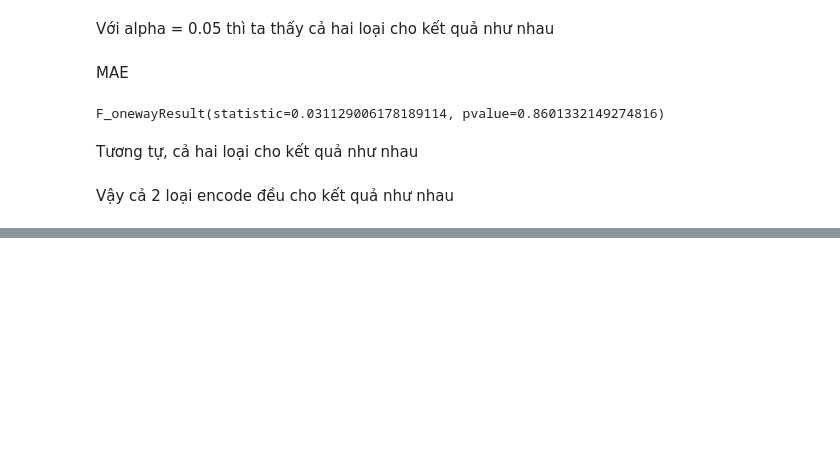
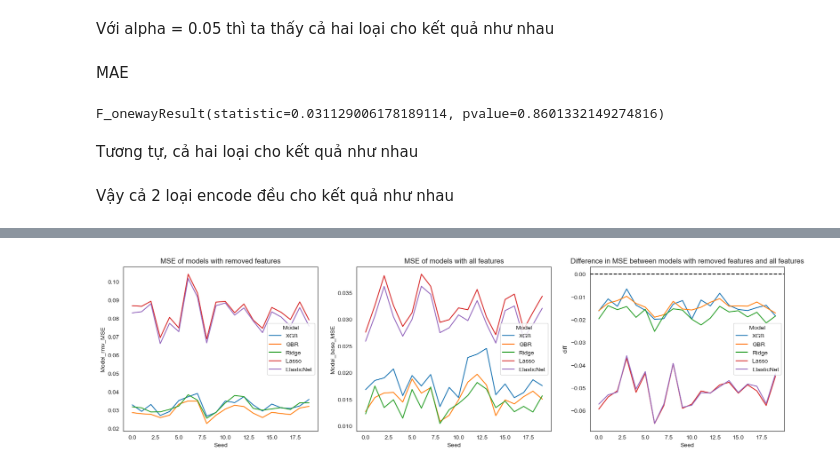
Before and after one commit to lamisgosu11/House-price-predictor, a Jupyter notebook: model-compare.ipynb, the cells around one changed output, grey strips where cells are left out. Saved outputs shown, nothing was run; the diff lists cells and outputs as text; code cells hidden in the pictures; blank space fills up the shorter version.

```diff
--- a/model-compare.ipynb
+++ b/model-compare.ipynb
@@ -481,15 +481,15 @@ def split_evaluate(dfraw, labelraw, dfprocessed, labelprocessed, n):
         for model in models:
             # modelName = 'LR' if model == models[0] else 'XGB' if model == models[1] else 'GBR' if model == models[2] else 'SVR' if model == models[3] else 'Ridge' if model == models[4] else 'Lasso' if model == models[5] else 'ElasticNet'
             modelName = 'XGB' if model == models[0] else 'GBR' if model == models[1] else 'Ridge' if model == models[2] else 'Lasso' if model == models[3] else 'ElasticNet'
-            if not os.path.exists(f'models/{modelName}'):
-                os.makedirs(f'models/{modelName}')
+            if not os.path.exists(f'models/{modelName}/preprocess_eval'):
+                os.makedirs(f'models/{modelName}/preprocess_eval')
             model_raw = model
             model_raw.fit(X_train_raw, y_train_raw)
-            joblib.dump(model_raw, open(f'models/{modelName}/model_raw_{seed}.sav', 'wb'))
+            joblib.dump(model_raw, open(f'models/{modelName}/preprocess_eval/model_raw_{seed}.sav', 'wb'))
             y_pred_raw = model_raw.predict(X_test_raw)
             model_processed = model
             model_processed.fit(X_train_processed, y_train_processed)
-            joblib.dump(model_processed, open(f'models/{modelName}/model_processed_{seed}.sav', 'wb'))
+            joblib.dump(model_processed, open(f'models/{modelName}/preprocess_eval/model_processed_{seed}.sav', 'wb'))
             y_pred_processed = model_processed.predict(X_test_processed)
             raw_MSE = mean_squared_error(y_test_raw, y_pred_raw)
             processed_MSE = mean_squared_error(y_test_processed, y_pred_processed)
@@ -514,9 +514,9 @@ def split_evaluate_wsaved_model(dfraw,labelraw, dfprocessed, labelprocessed,n):
 
         for model in models:
             modelName = 'XGB' if model == models[0] else 'GBR' if model == models[1] else 'Ridge' if model == models[2] else 'Lasso' if model == models[3] else 'ElasticNet'
-            model_raw = joblib.load(open(f'models/{modelName}/model_raw_{seed}.sav', 'rb'))
+            model_raw = joblib.load(open(f'models/{modelName}/preprocess_eval/model_raw_{seed}.sav', 'rb'))
             y_pred_raw = model_raw.predict(X_test_raw)
-            model_processed = joblib.load(open(f'models/{modelName}/model_processed_{seed}.sav', 'rb'))
+            model_processed = joblib.load(open(f'models/{modelName}/preprocess_eval/model_processed_{seed}.sav', 'rb'))
             y_pred_processed = model_processed.predict(X_test_processed)
             raw_MSE = mean_squared_error(y_test_raw, y_pred_raw)
             processed_MSE = mean_squared_error(y_test_processed, y_pred_processed)
@@ -1183,0 +1188,3 @@ Vậy cả 2 loại encode đều cho kết quả như nhau
+# %%
+features_rmv_label_enc = pd.read_csv('enc_label_features_rmv.csv')
+features_rmv_label_enc.head()
@@ -1183,0 +1198,4 @@ Vậy cả 2 loại encode đều cho kết quả như nhau
+# %%
+train_label_enc_rmvd = pd.read_csv('train_label_encode.csv')
+train_label_enc_rmvd = train_label_enc_rmvd.drop(features_rmv_label_enc['x'].tolist(), axis=1)
+train_label_enc_rmvd.head()
@@ -1183,0 +1272,2 @@ Vậy cả 2 loại encode đều cho kết quả như nhau
+# %%
+CV_enc_rmv = split_evaluate_rmv(train_label_enc_rmvd, train_labels, train_label_enc, train_labels, 20)
@@ -1183,0 +1294,15 @@ Vậy cả 2 loại encode đều cho kết quả như nhau
+# %%
+fig, ax = plt.subplots(1, 3, figsize=(20, 5))
+sns.lineplot(x='Seed', y='Model_rmv_MSE', hue='Model', data=CV_enc_rmv, ax=ax[0])
+sns.lineplot(x='Seed', y='Model_base_MSE', hue='Model', data=CV_enc_rmv, ax=ax[1])
+CV_diff_enc_rmv = CV_enc_rmv.copy()
+CV_diff_enc_rmv['diff'] = CV_diff_enc_rmv['Model_base_MSE'] - CV_diff_enc_rmv['Model_rmv_MSE']
+sns.lineplot(x='Seed', y='diff', hue='Model', data=CV_diff_enc_rmv, ax=ax[2])
+#draw a horizontal line at 0
+ax[2].axhline(y=0, color='black', linestyle='--')
+ax[0].set_title('MSE of models with removed features')
+ax[1].set_title('MSE of models with all features')
+ax[2].set_title('Difference in MSE between models with removed features and all features')
+plt.show()
+# %% [output]
+[figure, added]
```
Also changed, not shown: parts of 10 cells of this notebook, 4 other files.
